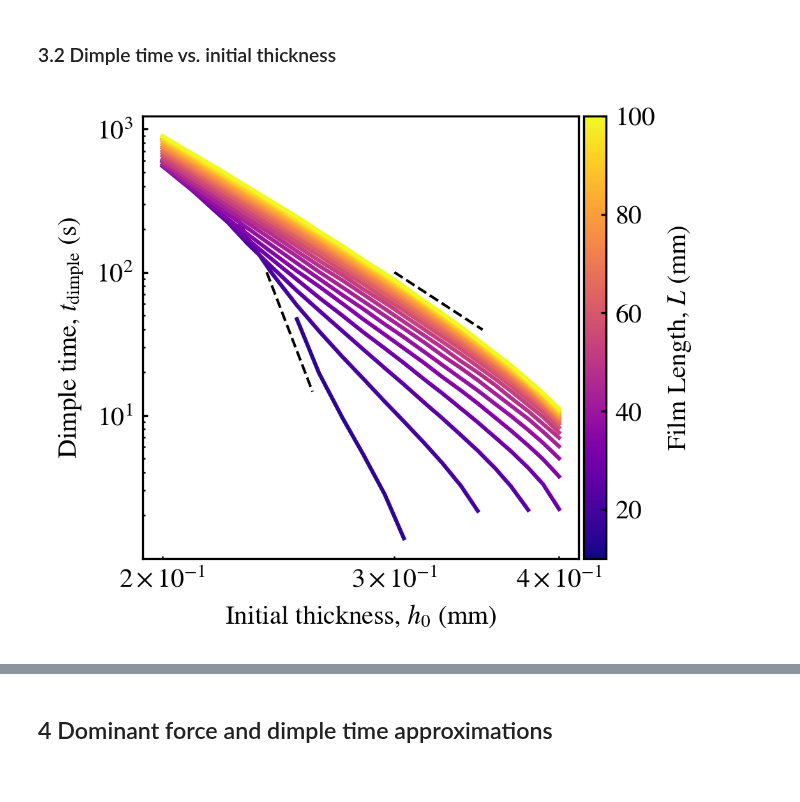
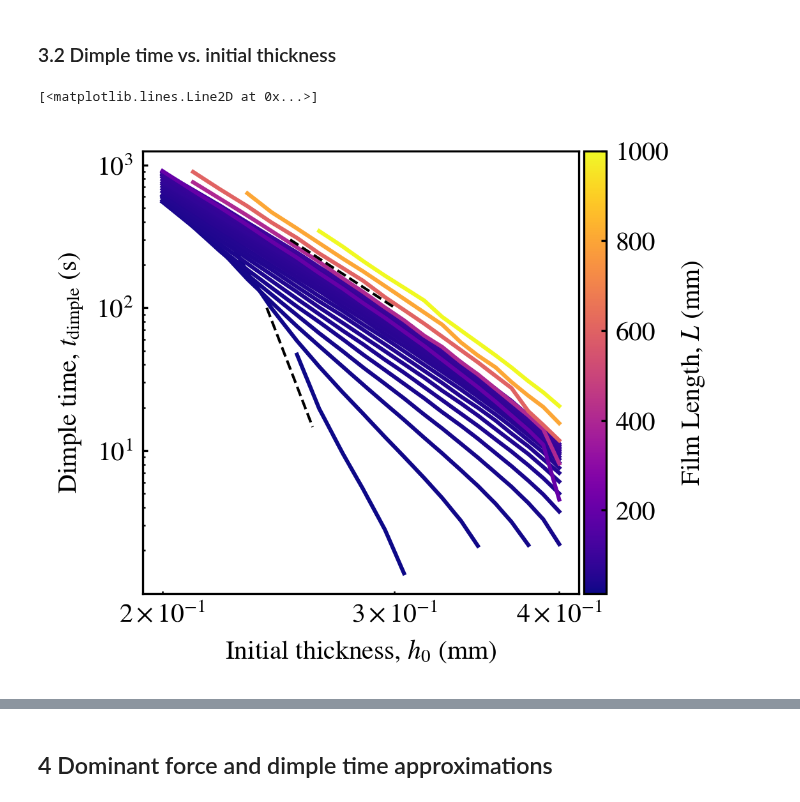
Before and after one commit to ZLoverty/WPM, a Jupyter notebook: Code/Simulation.ipynb, the cells around one changed output, grey strips where cells are left out. Cells and saved outputs as stored; diff of their text form; code cells hidden in the pictures.

```diff
--- a/Code/Simulation.ipynb
+++ b/Code/Simulation.ipynb
@@ -188,31 +188,33 @@ fig.savefig("colorbar.svg")
 # %%
 folder = r"C:\Users\zl948\Documents\WPM_simulation\LH_PD"
 dimple = pd.read_csv(os.path.join(folder, "dimple_detection", "dimple_time.csv"))
 cmap = plt.get_cmap("plasma")
 dimple.L *= 1e3
-vmin, vmax = dimple.L.min(), dimple.L.max() # get the min and max of L for color mapping
+
 dimple = dimple.loc[dimple.sigma==0.042]
 # dimple = dimple.loc[dimple.h0>2.2e-4]
 dimple = dimple.loc[dimple.t < 1000]
-
+# dimple = dimple.loc[dimple.L <= 1e2]
+vmin, vmax = dimple.L.min(), dimple.L.max() # get the min and max of L for color mapping
 fig, ax = plt.subplots(figsize=(3.5, 3), dpi=300) # create a figure and axis for the plot
 for L, gg in dimple.groupby("L"):
     ax.plot(gg.h0*1e3, gg.t, ls="-",  label=f"$L={L:.1f}$ mm", color=cmap((L-vmin)/(vmax-vmin))) # plot the lines for each L, color mapped by L
 # ax.set_xlim([0.23, 0.42])
 ax.loglog()
 ax.set_xlabel("Initial thickness, $h_0$ (mm)")
 ax.set_ylabel("Dimple time, $t_\mathrm{dimple}$ (s)")
 norm = plt.Normalize(vmin=vmin, vmax=vmax) # create a normalization for the color mapping
 sm = plt.cm.ScalarMappable(cmap=cmap, norm=norm) # create a ScalarMappable for the color bar
 plt.colorbar(sm, ax=ax, label="Film Length, $L$ (mm)", orientation='vertical', pad=0.01) # add the color bar to the plot
 x = np.linspace(.24, .26)
 y = x**-24
 y = y / y[0] * 100
 ax.plot(x, y, "--", color="black", lw=1)
-x = np.linspace(.3, .35)
+x = np.linspace(.25, .3)
 y = x**-6
-y = y / y[0] * 100
+y = y / y[0] * 300
 ax.plot(x, y, "--", color="black", lw=1)
-fig.savefig("dimple_time.svg") # save the figure
+# fig.savefig("dimple_time.svg") # save the figure
 # %% [output]
+[<matplotlib.lines.Line2D at 0x...>]
-[figure, old version]
+[figure, new version]
```
Also changed, not shown: parts of 51 cells of this notebook, 1 other file.
